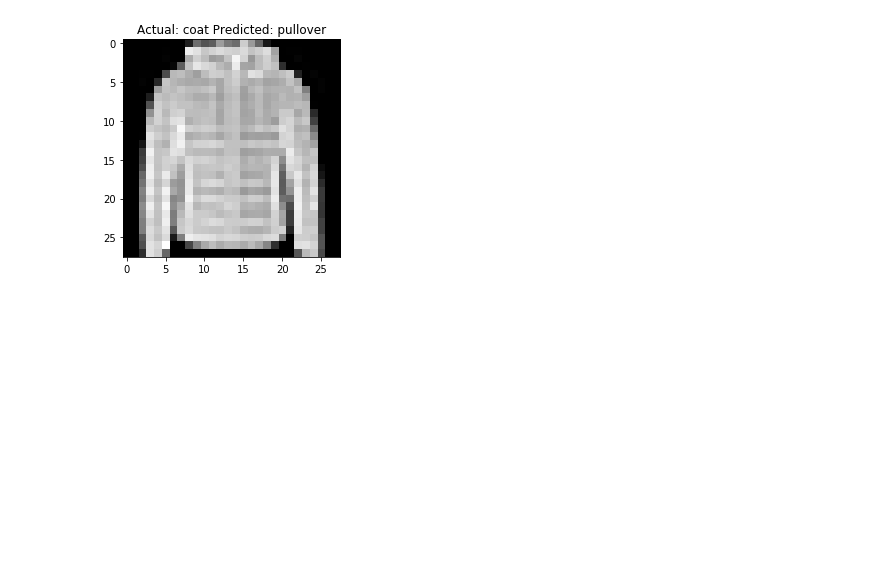
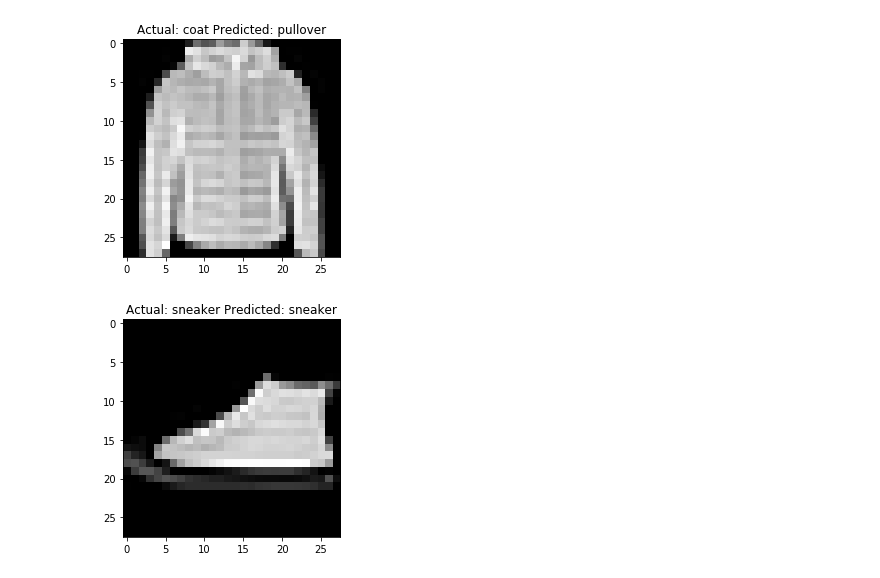
Before and after one commit to theonlyNischal/Deep-Learning-From-Scratch, a Jupyter notebook: 2-1-FashionMNIST-CNN-Single-Convolution-Layer.ipynb, the cells around one changed output. Drawn from its saved outputs; the diff is of its cells as text; code cells hidden in the pictures; blank space fills up the shorter version.

```diff
--- a/2-1-FashionMNIST-CNN-Single-Convolution-Layer.ipynb
+++ b/2-1-FashionMNIST-CNN-Single-Convolution-Layer.ipynb
@@ -313,3 +313,7 @@ predict(img_idx = 23)
 predict(img_idx = 88)
 # %% [output]
 [figure]
+# %%
+predict(img_idx = 27)
+# %% [output]
+[figure, added]
```
